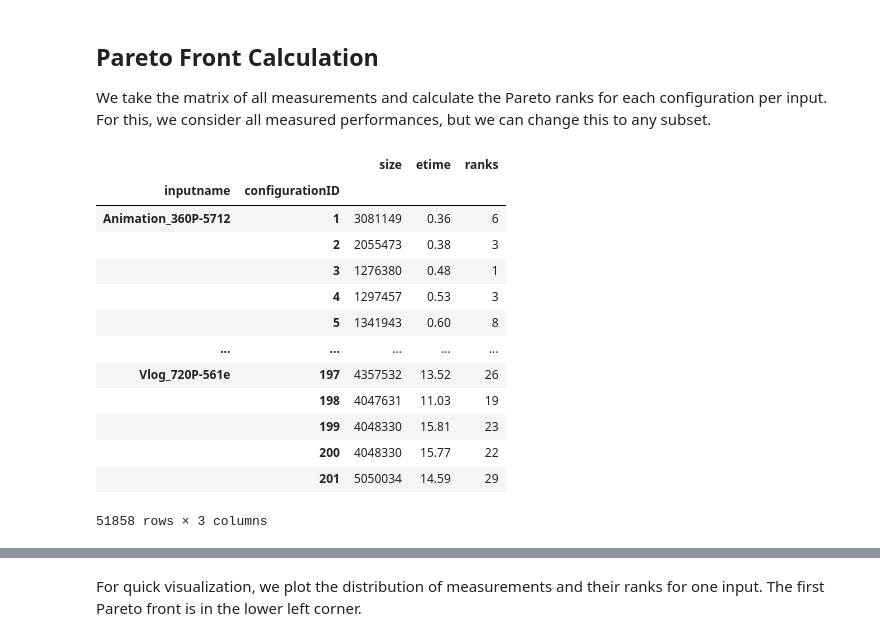
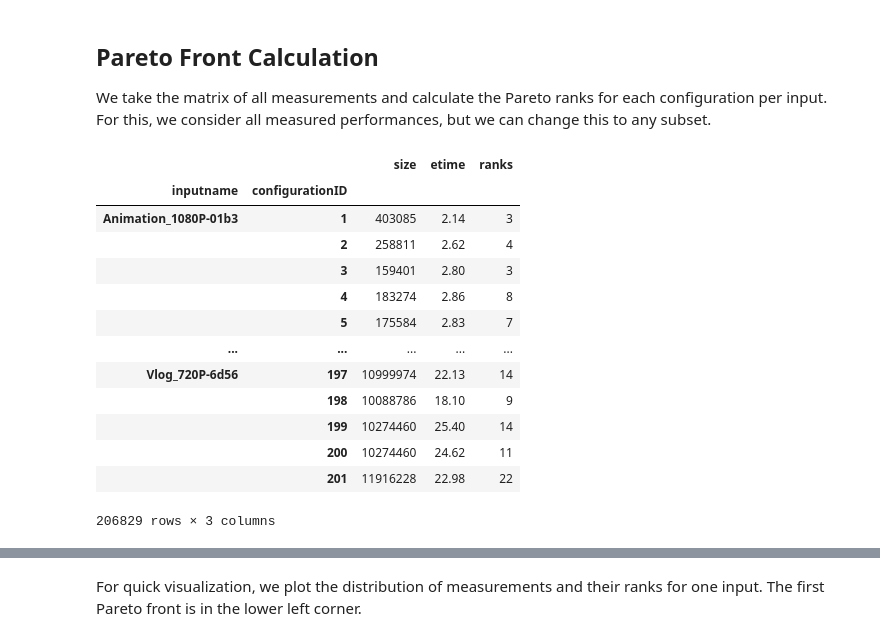
Before and after one commit to simula-vias/partial-configuration, a Jupyter notebook: src/pci.ipynb, the cells around one changed output, grey strips where cells are left out. Saved outputs shown, nothing was run; the diff lists cells and outputs as text; code cells hidden in the pictures.

```diff
--- a/src/pci.ipynb
+++ b/src/pci.ipynb
@@ -95,38 +132,43 @@ We take the matrix of all measurements and calculate the Pareto ranks for each c
 # %%
 performances = ["fps", "cpu"]
 performances = ["size", "etime"]
 icm = (
     train_perf[["inputname", "configurationID"] + performances]
     .sort_values(["inputname", "configurationID"])
     .set_index(["inputname", "configurationID"])
 )
 icm_ranked_measures = icm.groupby(
     "inputname"
 ).transform(  # Go from measured values to ranks within each input group
     lambda x: stats.rankdata(x, method="min")
 )
+
+# TODO Adjust pareto_rank with cutoff
+# 1. Second version that ranks dominated configurations by their "dominators"
+# 2.
 icm["ranks"] = icm.groupby("inputname", group_keys=False).apply(pareto_rank)
 
 # Calculate the Pareto ranks for the test data
 icm_test = (
     test_perf[["inputname", "configurationID"] + performances]
     .sort_values(["inputname", "configurationID"])
     .set_index(["inputname", "configurationID"])
 )
 icm_test["ranks"] = icm_test.groupby("inputname", group_keys=False).apply(pareto_rank)
-icm_test
+
+icm
 # %% [output]
 |  |  | size | etime | ranks |
 | inputname | configurationID |  |  |  |
-| Animation_360P-5712 | 1 | 3081149 | 0.36 | 6 |
-|  | 2 | 2055473 | 0.38 | 3 |
-|  | 3 | 1276380 | 0.48 | 1 |
-|  | 4 | 1297457 | 0.53 | 3 |
-|  | 5 | 1341943 | 0.60 | 8 |
+| Animation_1080P-01b3 | 1 | 403085 | 2.14 | 3 |
+|  | 2 | 258811 | 2.62 | 4 |
+|  | 3 | 159401 | 2.80 | 3 |
+|  | 4 | 183274 | 2.86 | 8 |
+|  | 5 | 175584 | 2.83 | 7 |
 | ... | ... | ... | ... | ... |
-| Vlog_720P-561e | 197 | 4357532 | 13.52 | 26 |
-|  | 198 | 4047631 | 11.03 | 19 |
-|  | 199 | 4048330 | 15.81 | 23 |
-|  | 200 | 4048330 | 15.77 | 22 |
-|  | 201 | 5050034 | 14.59 | 29 |
+| Vlog_720P-6d56 | 197 | 10999974 | 22.13 | 14 |
+|  | 198 | 10088786 | 18.10 | 9 |
+|  | 199 | 10274460 | 25.40 | 14 |
+|  | 200 | 10274460 | 24.62 | 11 |
+|  | 201 | 11916228 | 22.98 | 22 |
-51858 rows × 3 columns
+206829 rows × 3 columns
```
Also changed, not shown: parts of 27 cells of this notebook, 2 other files.
